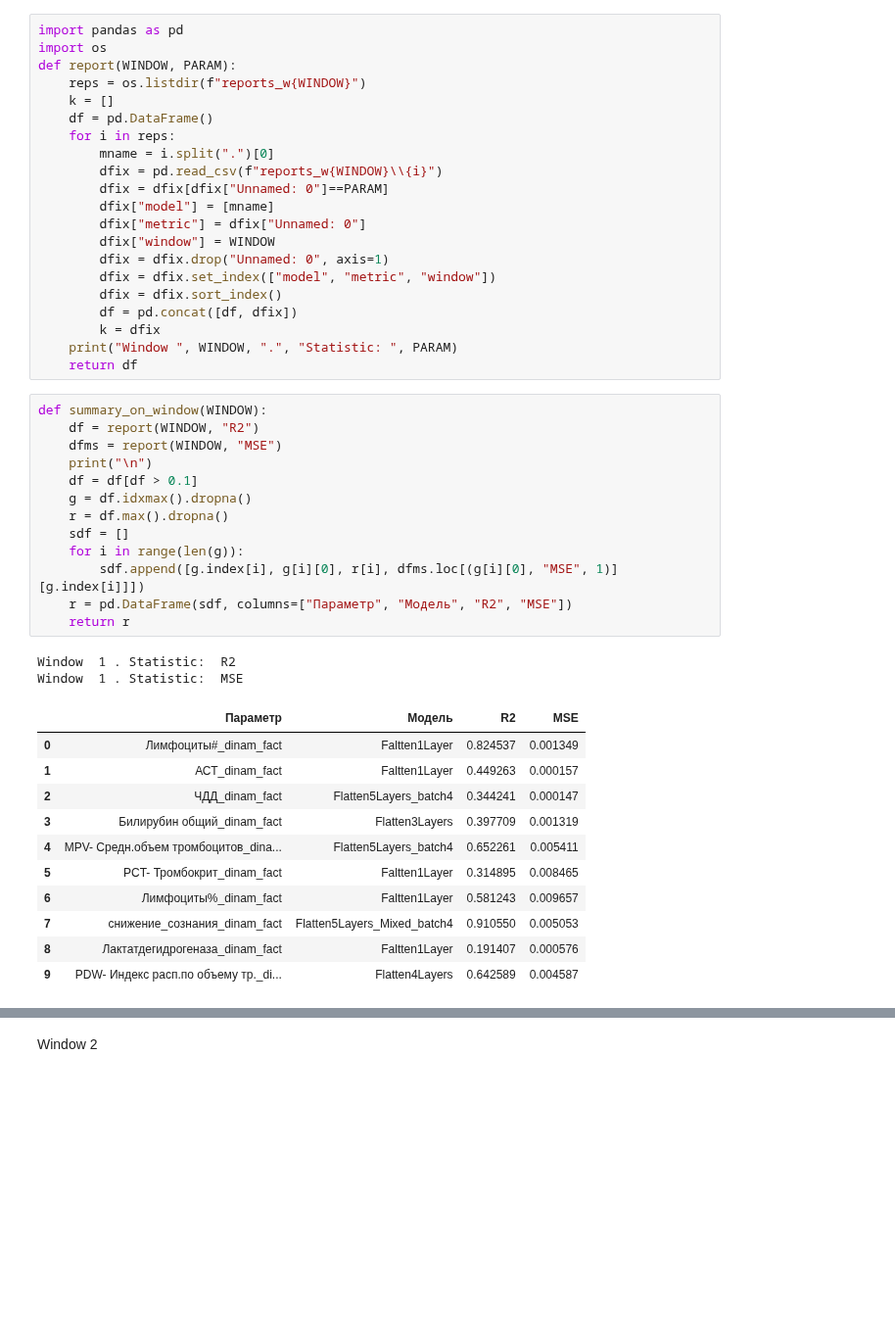
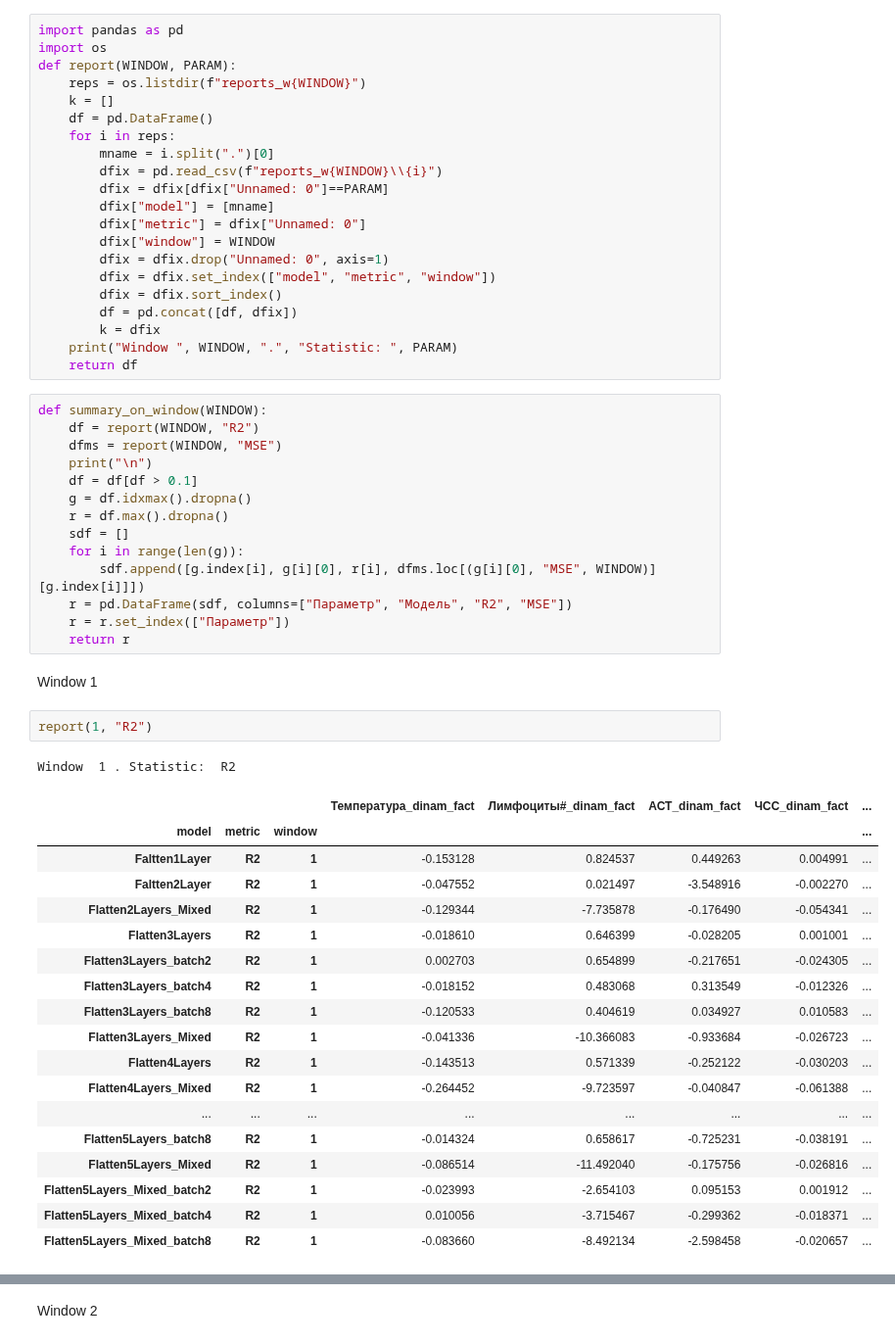
Before and after one commit to geniusserg/CovidPredict, a Jupyter notebook: report.ipynb, the cells around one changed output, grey strips where cells are left out. Shown at 98% size. Saved outputs shown, nothing was run; the diff lists cells and outputs as text; blank space fills up the shorter version.

```diff
--- a/report.ipynb
+++ b/report.ipynb
@@ -31,20 +31,31 @@ def summary_on_window(WINDOW):
     r = df.max().dropna()
     sdf = []
     for i in range(len(g)):
-        sdf.append([g.index[i], g[i][0], r[i], dfms.loc[(g[i][0], "MSE", 1)][g.index[i]]])
+        sdf.append([g.index[i], g[i][0], r[i], dfms.loc[(g[i][0], "MSE", WINDOW)][g.index[i]]])
     r = pd.DataFrame(sdf, columns=["Параметр", "Модель", "R2", "MSE"])
+    r = r.set_index(["Параметр"])
     return r
-# %% [output]
-Window  1 . Statistic:  R2
-Window  1 . Statistic:  MSE
-|  | Параметр | Модель | R2 | MSE |
-| 0 | Лимфоциты#_dinam_fact | Faltten1Layer | 0.824537 | 0.001349 |
-| 1 | АСТ_dinam_fact | Faltten1Layer | 0.449263 | 0.000157 |
-| 2 | ЧДД_dinam_fact | Flatten5Layers_batch4 | 0.344241 | 0.000147 |
-| 3 | Билирубин общий_dinam_fact | Flatten3Layers | 0.397709 | 0.001319 |
-| 4 | MPV- Средн.объем тромбоцитов_dina... | Flatten5Layers_batch4 | 0.652261 | 0.005411 |
-| 5 | PCT- Тромбокрит_dinam_fact | Faltten1Layer | 0.314895 | 0.008465 |
-| 6 | Лимфоциты%_dinam_fact | Faltten1Layer | 0.581243 | 0.009657 |
-| 7 | снижение_сознания_dinam_fact | Flatten5Layers_Mixed_batch4 | 0.910550 | 0.005053 |
-| 8 | Лактатдегидрогеназа_dinam_fact | Faltten1Layer | 0.191407 | 0.000576 |
-| 9 | PDW- Индекс расп.по объему тр._di... | Flatten4Layers | 0.642589 | 0.004587 |
+# %% [markdown]
+Window 1
+# %%
+report(1, "R2")
+# %% [output]
+Window  1 . Statistic:  R2
+|  |  |  | Температура_dinam_fact | Лимфоциты#_dinam_fact | АСТ_dinam_fact | ЧСС_dinam_fact | ... |
+| model | metric | window |  |  |  |  | ... |
+| Faltten1Layer | R2 | 1 | -0.153128 | 0.824537 | 0.449263 | 0.004991 | ... |
+| Faltten2Layer | R2 | 1 | -0.047552 | 0.021497 | -3.548916 | -0.002270 | ... |
+| Flatten2Layers_Mixed | R2 | 1 | -0.129344 | -7.735878 | -0.176490 | -0.054341 | ... |
+| Flatten3Layers | R2 | 1 | -0.018610 | 0.646399 | -0.028205 | 0.001001 | ... |
+| Flatten3Layers_batch2 | R2 | 1 | 0.002703 | 0.654899 | -0.217651 | -0.024305 | ... |
+| Flatten3Layers_batch4 | R2 | 1 | -0.018152 | 0.483068 | 0.313549 | -0.012326 | ... |
+| Flatten3Layers_batch8 | R2 | 1 | -0.120533 | 0.404619 | 0.034927 | 0.010583 | ... |
+| Flatten3Layers_Mixed | R2 | 1 | -0.041336 | -10.366083 | -0.933684 | -0.026723 | ... |
+| Flatten4Layers | R2 | 1 | -0.143513 | 0.571339 | -0.252122 | -0.030203 | ... |
+| Flatten4Layers_Mixed | R2 | 1 | -0.264452 | -9.723597 | -0.040847 | -0.061388 | ... |
+| ... | ... | ... | ... | ... | ... | ... | ... |
+| Flatten5Layers_batch8 | R2 | 1 | -0.014324 | 0.658617 | -0.725231 | -0.038191 | ... |
+| Flatten5Layers_Mixed | R2 | 1 | -0.086514 | -11.492040 | -0.175756 | -0.026816 | ... |
+| Flatten5Layers_Mixed_batch2 | R2 | 1 | -0.023993 | -2.654103 | 0.095153 | 0.001912 | ... |
+| Flatten5Layers_Mixed_batch4 | R2 | 1 | 0.010056 | -3.715467 | -0.299362 | -0.018371 | ... |
+| Flatten5Layers_Mixed_batch8 | R2 | 1 | -0.083660 | -8.492134 | -2.598458 | -0.020657 | ... |
```
Also changed, not shown: parts of 11 cells of this notebook, 2 other files.
